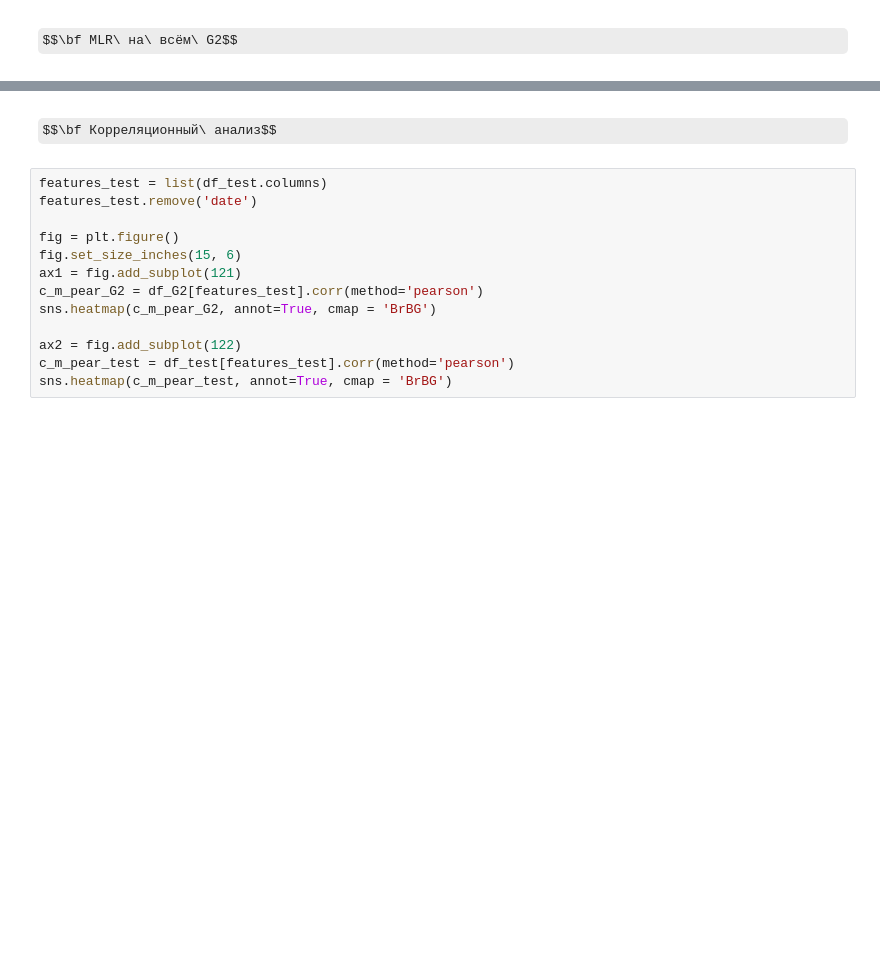
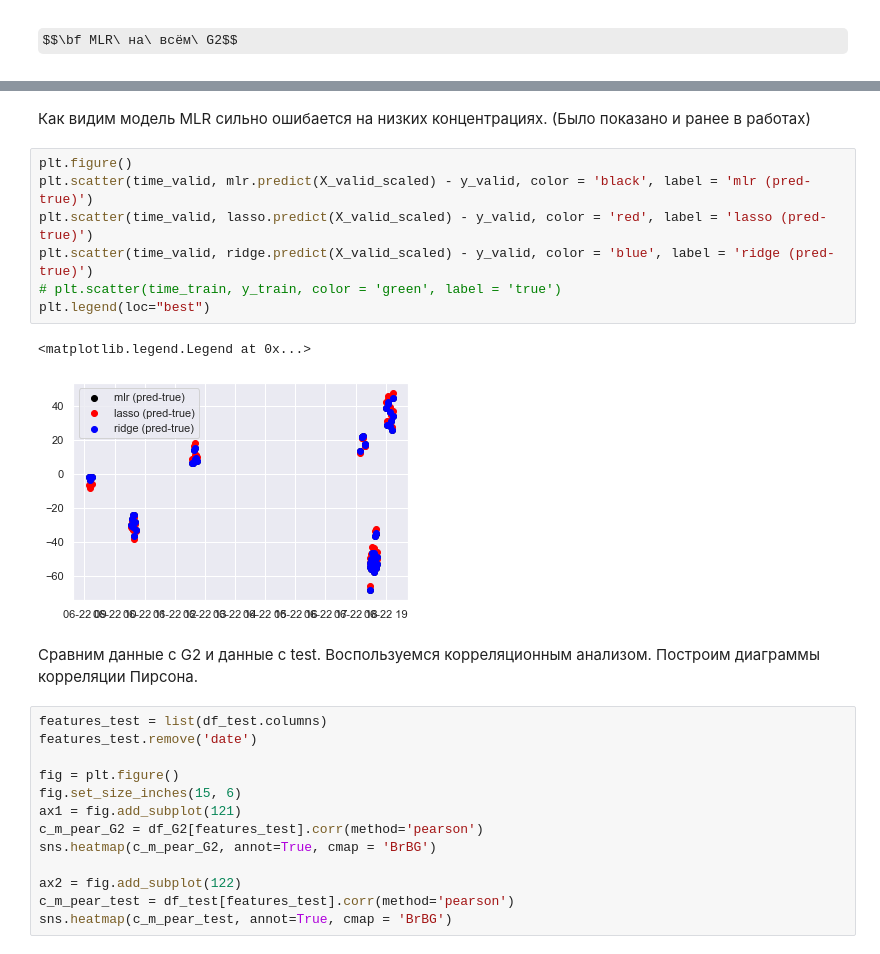
Before and after one commit to KozminArtem/ann-s, a Jupyter notebook: CityAirTest/MLR.ipynb, the cells around one changed output, grey strips where cells are left out. Cells and saved outputs as stored; diff of their text form; some formulas as TeX source; blank space fills up the shorter version.

```diff
--- a/CityAirTest/MLR.ipynb
+++ b/CityAirTest/MLR.ipynb
@@ -228,5 +278,18 @@ plt.legend(loc="best")
+# %% [markdown]
+Как видим модель MLR сильно ошибается на низких концентрациях. (Было показано и ранее в работах)
+# %%
+plt.figure()
+plt.scatter(time_valid, mlr.predict(X_valid_scaled) - y_valid, color = 'black', label = 'mlr (pred-true)')
+plt.scatter(time_valid, lasso.predict(X_valid_scaled) - y_valid, color = 'red', label = 'lasso (pred-true)')
+plt.scatter(time_valid, ridge.predict(X_valid_scaled) - y_valid, color = 'blue', label = 'ridge (pred-true)')
+# plt.scatter(time_train, y_train, color = 'green', label = 'true')
+plt.legend(loc="best")
+# %% [output]
+<matplotlib.legend.Legend at 0x...>
+[figure, added]
 # %% [markdown]
-$$\bf Корреляционный\ анализ$$
+Сравним данные с G2 и данные с test. Воспользуемся корреляционным анализом.
+Построим диаграммы корреляции Пирсона.
 # %%
 features_test = list(df_test.columns)
 features_test.remove('date')
```
Also changed, not shown: parts of 15 cells of this notebook, 6 other files.
